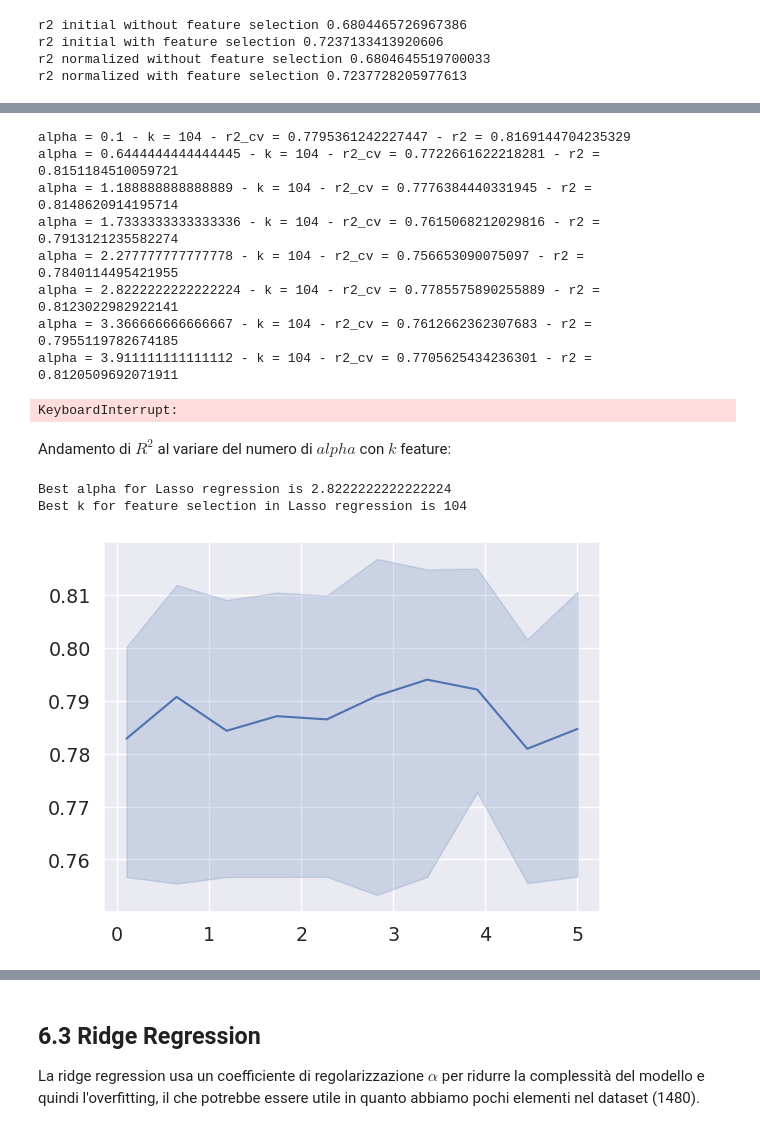
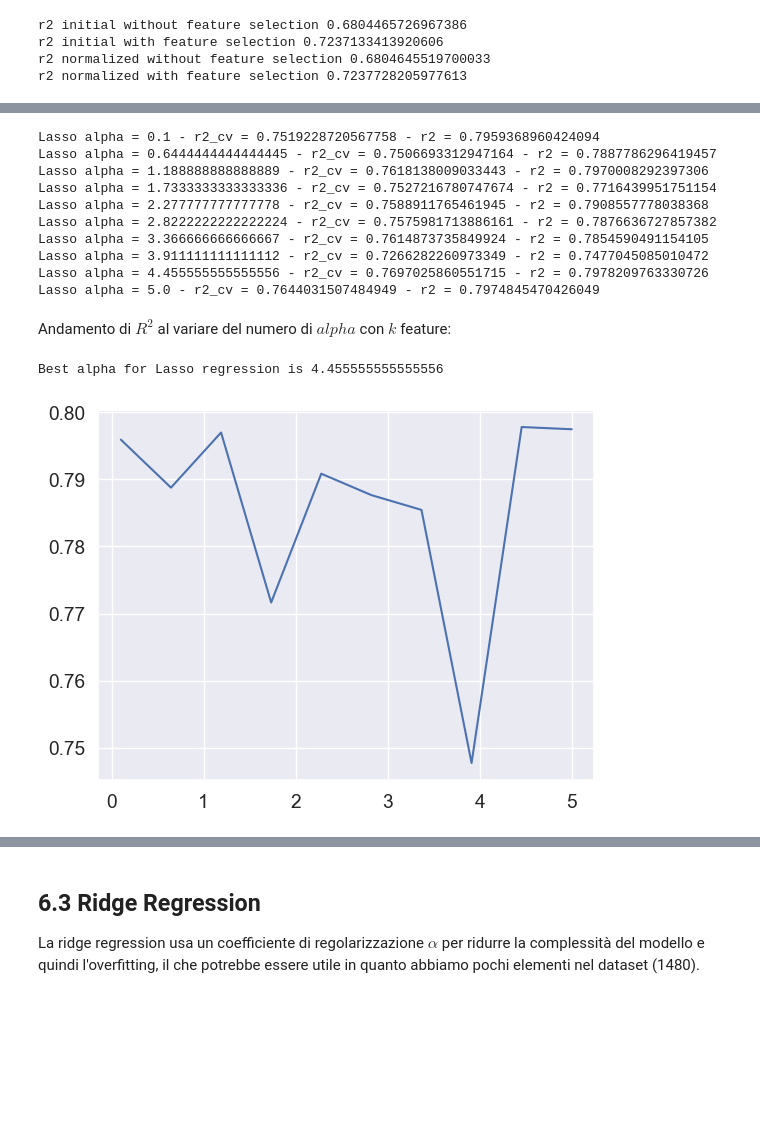
Before and after one commit to emelis-ptr/ProgettoML, a Jupyter notebook: code/notebook.ipynb, the cells around one changed output, grey strips where cells are left out. Saved outputs shown, nothing was run; the diff lists cells and outputs as text; code cells hidden in the pictures; blank space fills up the shorter version.

```diff
--- a/code/notebook.ipynb
+++ b/code/notebook.ipynb
@@ -931,5 +908,5 @@ r2 normalized with feature selection 0.7237728205977613
 # %%
-def lasso_regression(x_train: DataFrame, y_train: Series, x_test: DataFrame, y_test: Series, alpha=0.01) -> float:
+def lasso_regression_score(x_train: DataFrame, y_train: Series, x_test: DataFrame, y_test: Series, alpha=0.01) -> float:
     model = Lasso(alpha=alpha, max_iter=10000, tol=0.1, random_state=42)
     model.fit(x_train, y_train)
     return model.score(x_test[x_train.columns], y_test)
@@ -938,57 +915,49 @@ Notiamo che con la feature selection i risultati sono leggermente migliori, in q
 # %%
-def best_alpha_lasso(folds: List[Fold], with_fs=True):
+def best_alpha_lasso(folds: List[Fold], k_features=104, with_fs=True):
     scores = []
     best_alpha = 0
     best_r2 = 0.0
-    best_k = 0
     alphas = list(np.linspace(0.1, 5, 10))
 
-    if with_fs == True:
-        k_list = [104] # TODO: prendere i migliori 3 k per la feature selection
-    else:
-        k_list = [initial_X.shape[1]] # numero di features (anche se non lo usiamo)
-    # prima eseguiamo la model selection per trovare il miglior k e il migliore alpha
-    for kfs in k_list:
-        for a in alphas:
-            r2_score_cv_sum = 0.0
-            r2_score_sum = 0.0
-            for f in folds:
-                if with_fs:
-                    x_train_fs = mutual_info_feature_selection(f.X_train_normalized, f.y_train, kfs)
-                else:
-                    x_train_fs = f.X_train_normalized
-                r2_score_cv_sum += lasso_regression_cv(x_train_fs, f.y_train, a)
-                r2_score_sum += lasso_regression(x_train_fs, f.y_train, f.X_test_normalized, f.y_test, a)
-            r2_score_cv = r2_score_cv_sum / len(folds)
-            r2_score = r2_score_sum / len(folds)
-            print(f"alpha = {a} - k = {kfs} - r2_cv = {r2_score_cv} - r2 = {r2_score} ")
-            scores.append((a, r2_score))
-            if r2_score > best_r2:
-                best_r2 = r2_score
-                best_alpha = a
-                best_k = kfs
-    return best_alpha, scores, best_k
+    # prima eseguiamo la model selection per trovare il migliore alpha
+    for a in alphas:
+        r2_score_cv_sum = 0.0
+        r2_score_sum = 0.0
+        for f in folds:
+            if with_fs:
+                x_train_fs = mutual_info_feature_selection(f.X_train_normalized, f.y_train, k_features)
+            else:
+                x_train_fs = f.X_train_normalized
+            r2_score_cv_sum += lasso_regression_cv(x_train_fs, f.y_train, a)
+            r2_score_sum += lasso_regression_score(x_train_fs, f.y_train, f.X_test_normalized, f.y_test, a)
+        r2_score_cv = r2_score_cv_sum / len(folds)
+        r2_score = r2_score_sum / len(folds)
+        print(f"Lasso alpha = {a} - r2_cv = {r2_score_cv} - r2 = {r2_score} ")
+        scores.append((a, r2_score))
+        if r2_score > best_r2:
+            best_r2 = r2_score
+            best_alpha = a
+    return best_alpha, scores
 
 # alphas = [0.1, 0.2, 0.5, 1, 2, 5, 10]
-alpha, scores, k = best_alpha_lasso(folds)
+alpha_lasso, scores_lasso = best_alpha_lasso(folds, k)
 # %% [output]
-alpha = 0.1 - k = 104 - r2_cv = 0.7795361242227447 - r2 = 0.8169144704235329
-alpha = 0.6444444444444445 - k = 104 - r2_cv = 0.7722661622218281 - r2 = 0.8151184510059721
-alpha = 1.188888888888889 - k = 104 - r2_cv = 0.7776384440331945 - r2 = 0.8148620914195714
-alpha = 1.7333333333333336 - k = 104 - r2_cv = 0.7615068212029816 - r2 = 0.7913121235582274
-alpha = 2.277777777777778 - k = 104 - r2_cv = 0.756653090075097 - r2 = 0.7840114495421955
-alpha = 2.8222222222222224 - k = 104 - r2_cv = 0.7785575890255889 - r2 = 0.8123022982922141
-alpha = 3.366666666666667 - k = 104 - r2_cv = 0.7612662362307683 - r2 = 0.7955119782674185
-alpha = 3.911111111111112 - k = 104 - r2_cv = 0.7705625434236301 - r2 = 0.8120509692071911
+Lasso alpha = 0.1 - r2_cv = 0.7519228720567758 - r2 = 0.7959368960424094
+Lasso alpha = 0.6444444444444445 - r2_cv = 0.7506693312947164 - r2 = 0.7887786296419457
+Lasso alpha = 1.188888888888889 - r2_cv = 0.7618138009033443 - r2 = 0.7970008292397306
+Lasso alpha = 1.7333333333333336 - r2_cv = 0.7527216780747674 - r2 = 0.7716439951751154
+Lasso alpha = 2.277777777777778 - r2_cv = 0.7588911765461945 - r2 = 0.7908557778038368
+Lasso alpha = 2.8222222222222224 - r2_cv = 0.7575981713886161 - r2 = 0.7876636727857382
+Lasso alpha = 3.366666666666667 - r2_cv = 0.7614873735849924 - r2 = 0.7854590491154105
+Lasso alpha = 3.911111111111112 - r2_cv = 0.7266282260973349 - r2 = 0.7477045085010472
+Lasso alpha = 4.455555555555556 - r2_cv = 0.7697025860551715 - r2 = 0.7978209763330726
+Lasso alpha = 5.0 - r2_cv = 0.7644031507484949 - r2 = 0.7974845470426049
-KeyboardInterrupt:
 # %% [markdown]
 Andamento di $R^2$ al variare del numero di $alpha$ con $k$ feature:
 # %%
-print(f"Best alpha for Lasso regression is {alpha}")
-print(f"Best k for feature selection in Lasso regression is {k}")
-plot_scores(scores)
+print(f"Best alpha for Lasso regression is {alpha_lasso}")
+plot_scores(scores_lasso)
 # %% [output]
-Best alpha for Lasso regression is 2.8222222222222224
-Best k for feature selection in Lasso regression is 104
+Best alpha for Lasso regression is 4.455555555555556
-[figure, old version]
+[figure, new version]
 # %% [markdown]
```
Also changed, not shown: parts of 36 cells of this notebook.
